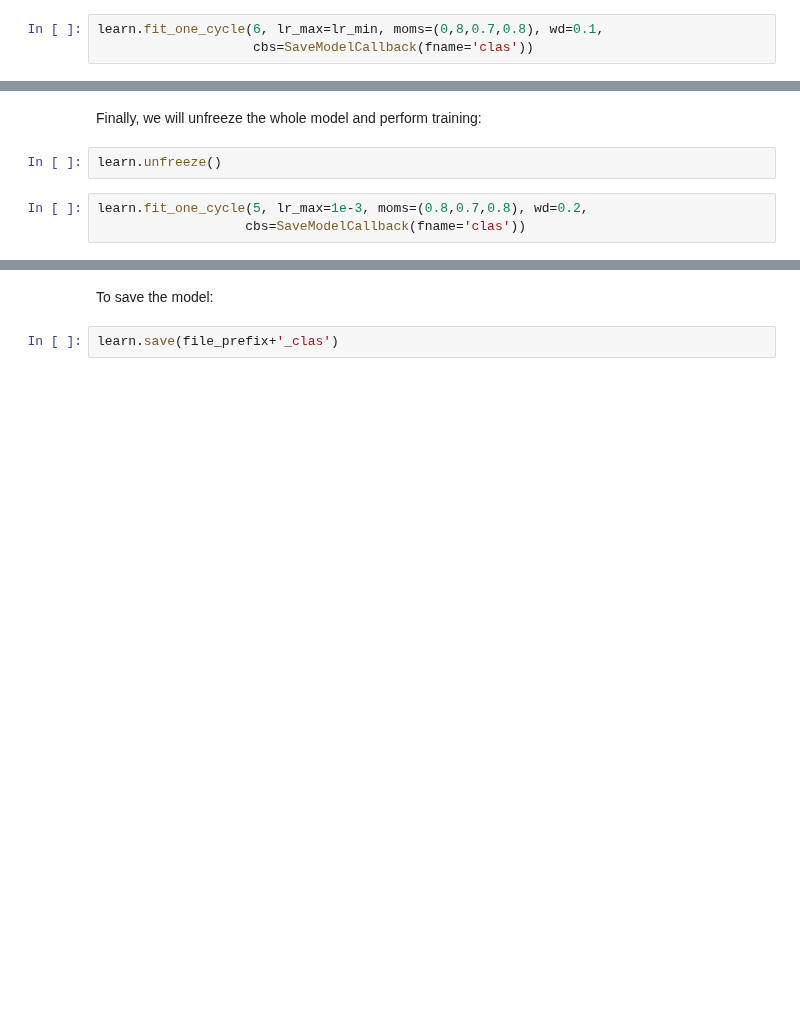
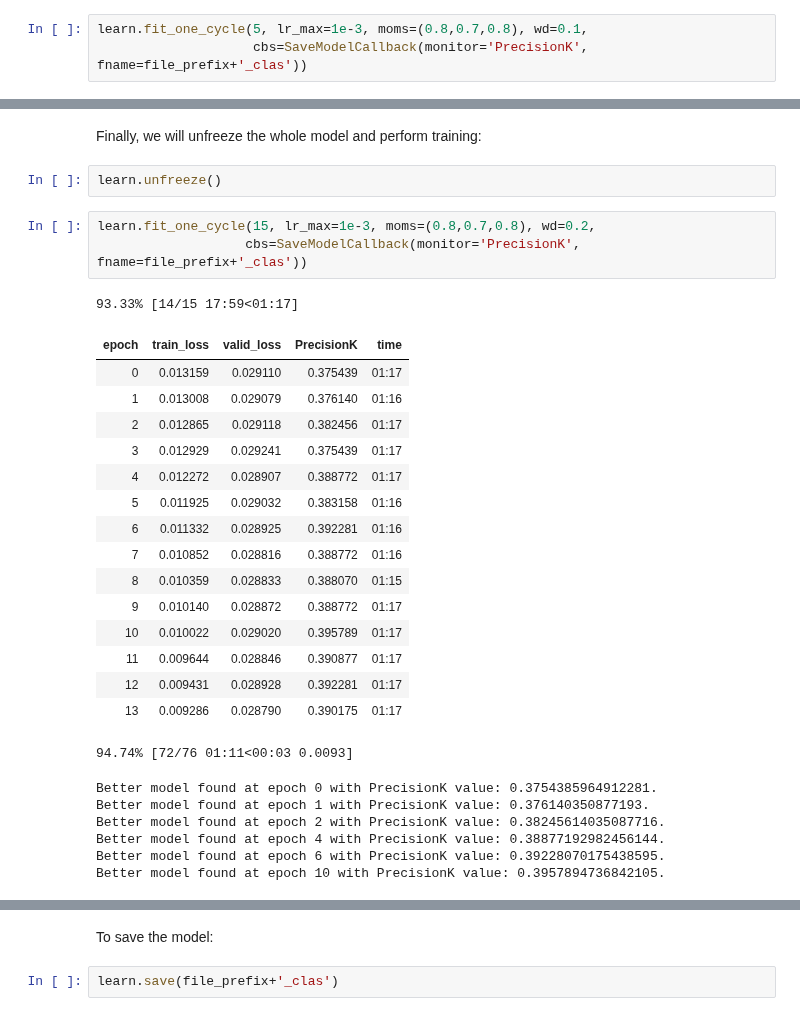
Before and after one commit to debjyotiSRoy/xcube_old, a Jupyter notebook: nbs/examples/mimic/sample/mimic3-9k_sample.ipynb, the cells around one changed output, grey strips where cells are left out. Drawn from its saved outputs; the diff is of its cells as text; blank space fills up the shorter version.

```diff
--- a/nbs/examples/mimic/sample/mimic3-9k_sample.ipynb
+++ b/nbs/examples/mimic/sample/mimic3-9k_sample.ipynb
@@ -736,5 +775,5 @@ Now we will pass -2 to `freeze_to` to freeze all except the last two parameter g
 # %%
 learn.freeze_to(-2)
 # %%
-learn.fit_one_cycle(6, lr_max=lr_min, moms=(0,8,0.7,0.8), wd=0.1,
-                    cbs=SaveModelCallback(fname='clas'))
+learn.fit_one_cycle(5, lr_max=1e-3, moms=(0.8,0.7,0.8), wd=0.1,
+                    cbs=SaveModelCallback(monitor='PrecisionK', fname=file_prefix+'_clas'))
@@ -750,5 +824,29 @@ Finally, we will unfreeze the whole model and perform training:
 # %%
 learn.unfreeze()
 # %%
-learn.fit_one_cycle(5, lr_max=1e-3, moms=(0.8,0.7,0.8), wd=0.2,
-                   cbs=SaveModelCallback(fname='clas'))
+learn.fit_one_cycle(15, lr_max=1e-3, moms=(0.8,0.7,0.8), wd=0.2,
+                   cbs=SaveModelCallback(monitor='PrecisionK', fname=file_prefix+'_clas'))
+# %% [output]
+93.33% [14/15 17:59<01:17]
+| epoch | train_loss | valid_loss | PrecisionK | time |
+| 0 | 0.013159 | 0.029110 | 0.375439 | 01:17 |
+| 1 | 0.013008 | 0.029079 | 0.376140 | 01:16 |
+| 2 | 0.012865 | 0.029118 | 0.382456 | 01:17 |
+| 3 | 0.012929 | 0.029241 | 0.375439 | 01:17 |
+| 4 | 0.012272 | 0.028907 | 0.388772 | 01:17 |
+| 5 | 0.011925 | 0.029032 | 0.383158 | 01:16 |
+| 6 | 0.011332 | 0.028925 | 0.392281 | 01:16 |
+| 7 | 0.010852 | 0.028816 | 0.388772 | 01:16 |
+| 8 | 0.010359 | 0.028833 | 0.388070 | 01:15 |
+| 9 | 0.010140 | 0.028872 | 0.388772 | 01:17 |
+| 10 | 0.010022 | 0.029020 | 0.395789 | 01:17 |
+| 11 | 0.009644 | 0.028846 | 0.390877 | 01:17 |
+| 12 | 0.009431 | 0.028928 | 0.392281 | 01:17 |
+| 13 | 0.009286 | 0.028790 | 0.390175 | 01:17 |
+94.74% [72/76 01:11<00:03 0.0093]
+Better model found at epoch 0 with PrecisionK value: 0.3754385964912281.
+Better model found at epoch 1 with PrecisionK value: 0.376140350877193.
+Better model found at epoch 2 with PrecisionK value: 0.38245614035087716.
+Better model found at epoch 4 with PrecisionK value: 0.38877192982456144.
+Better model found at epoch 6 with PrecisionK value: 0.39228070175438595.
+Better model found at epoch 10 with PrecisionK value: 0.3957894736842105.
```
Also changed, not shown: parts of 54 cells of this notebook, 10 other files.
